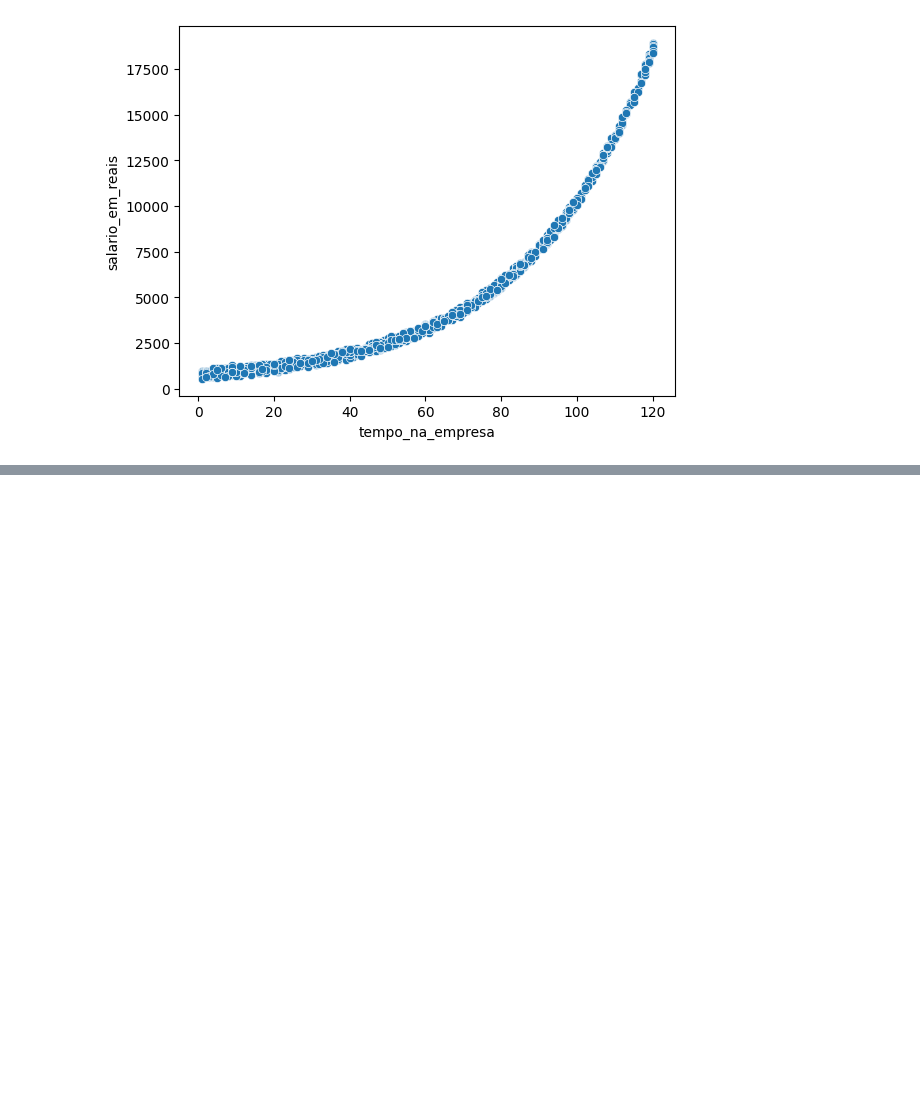
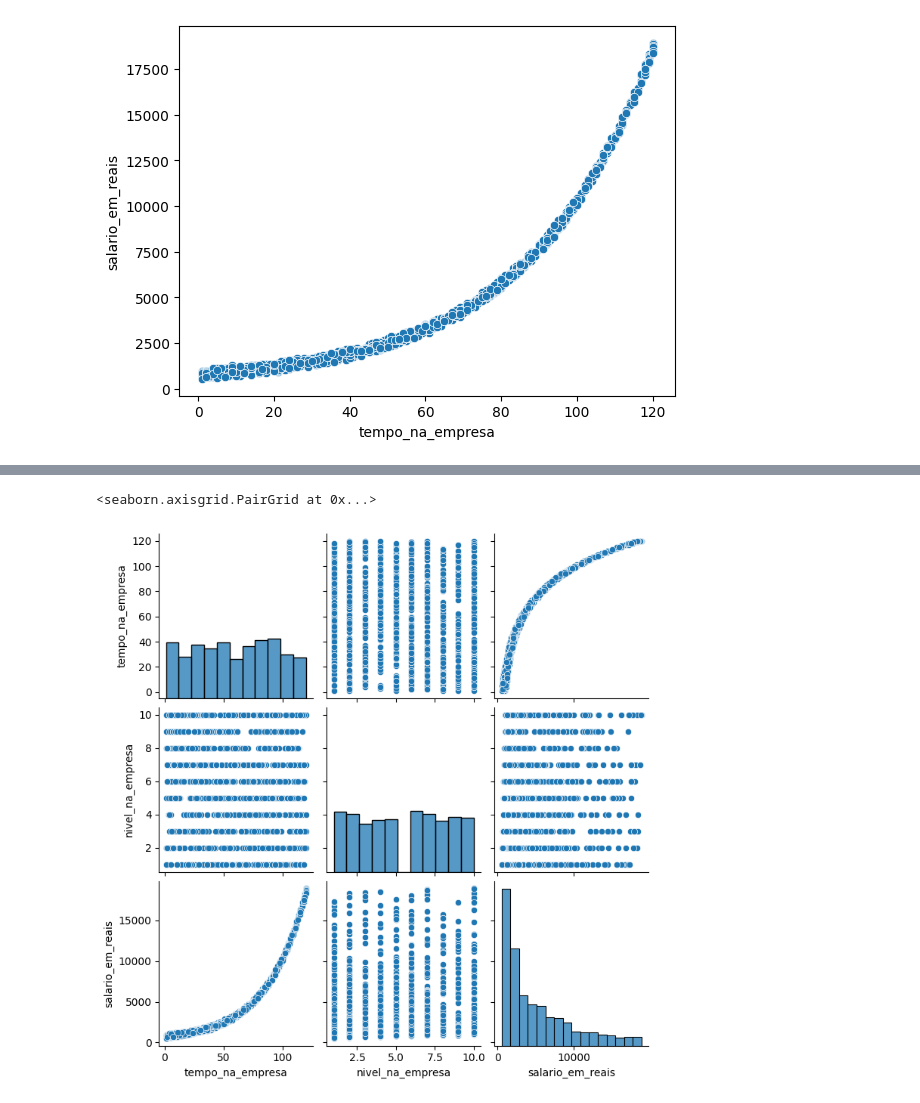
Before and after one commit to SeleneNoir/regressao_polinomial, a Jupyter notebook: modelo_salario.ipynb, the cells around one changed output, grey strips where cells are left out. Saved outputs shown, nothing was run; the diff lists cells and outputs as text; code cells hidden in the pictures; blank space fills up the shorter version.

```diff
--- a/modelo_salario.ipynb
+++ b/modelo_salario.ipynb
@@ -102,0 +111,6 @@ sns.scatterplot(data=df_salario_eda, x='nivel_na_empresa', y='salario_em_reais')
+# %%
+# Histogramas das variáveis
+sns.pairplot(df_salario_eda)
+# %% [output]
+<seaborn.axisgrid.PairGrid at 0x...>
+[figure, added]
```
Also changed, not shown: parts of 8 cells of this notebook.
